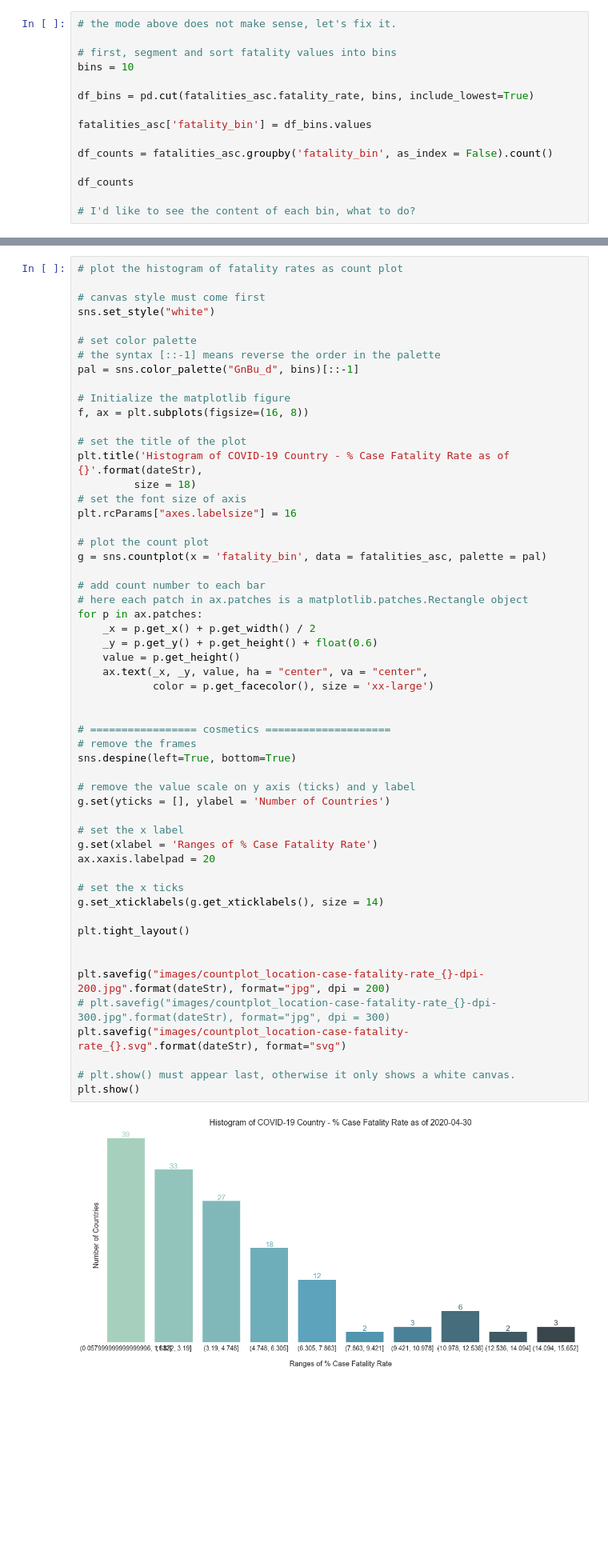
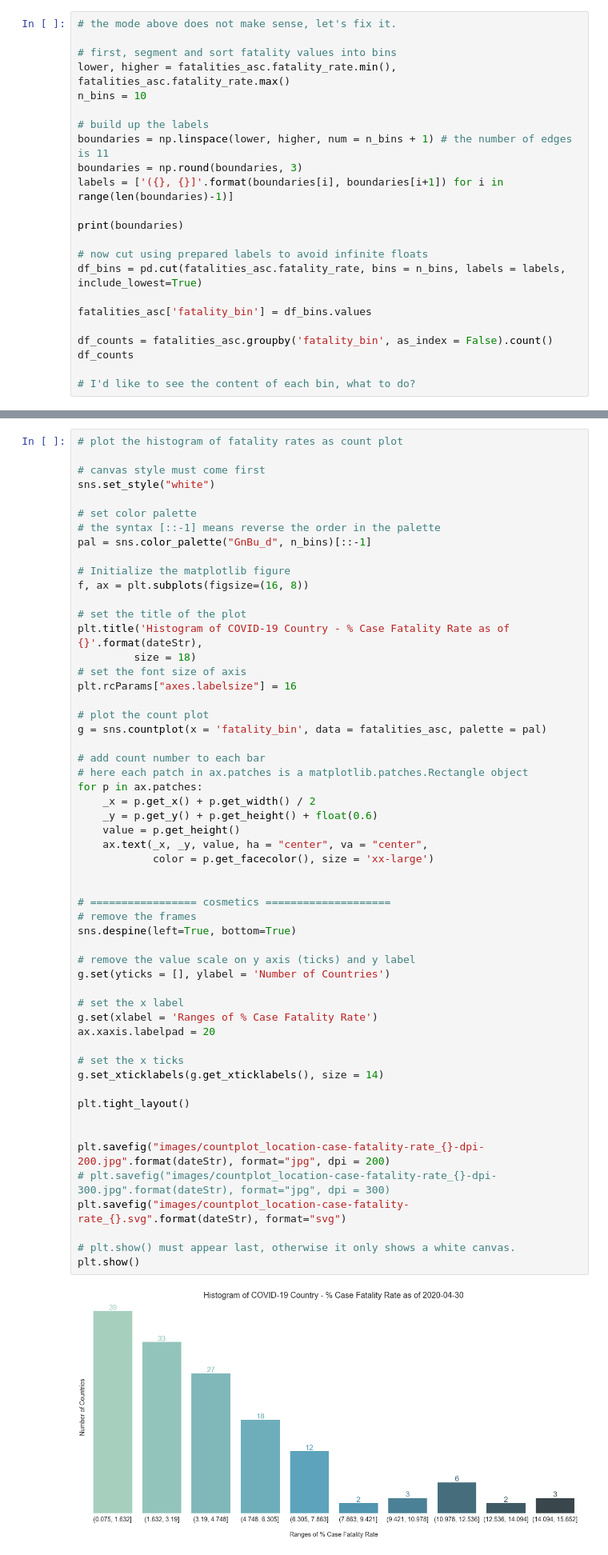
Before and after one commit to nnworkspace/covid19-insight, a Jupyter notebook: covid19-insight.ipynb, the cells around one changed output, grey strips where cells are left out. Shown at 80% size. Saved outputs shown, nothing was run; the diff lists cells and outputs as text; blank space fills up the shorter version.

Commit message:
add workaround of the lowest bound label of pd.cut()

```diff
--- a/covid19-insight.ipynb
+++ b/covid19-insight.ipynb
@@ -376,14 +376,22 @@ Length: 145, dtype: float64
 # the mode above does not make sense, let's fix it.
 
 # first, segment and sort fatality values into bins
-bins = 10
+lower, higher = fatalities_asc.fatality_rate.min(), fatalities_asc.fatality_rate.max()
+n_bins = 10
 
-df_bins = pd.cut(fatalities_asc.fatality_rate, bins, include_lowest=True)
+# build up the labels
+boundaries = np.linspace(lower, higher, num = n_bins + 1) # the number of edges is 11
+boundaries = np.round(boundaries, 3)
+labels = ['({}, {}]'.format(boundaries[i], boundaries[i+1]) for i in range(len(boundaries)-1)]
+
+print(boundaries)
+
+# now cut using prepared labels to avoid infinite floats
+df_bins = pd.cut(fatalities_asc.fatality_rate, bins = n_bins, labels = labels, include_lowest=True)
 
 fatalities_asc['fatality_bin'] = df_bins.values
 
 df_counts = fatalities_asc.groupby('fatality_bin', as_index = False).count()
-
 df_counts
 
 # I'd like to see the content of each bin, what to do?
@@ -409,7 +419,7 @@ sns.set_style("white")
 
 # set color palette
 # the syntax [::-1] means reverse the order in the palette
-pal = sns.color_palette("GnBu_d", bins)[::-1]
+pal = sns.color_palette("GnBu_d", n_bins)[::-1]
 
 # Initialize the matplotlib figure
 f, ax = plt.subplots(figsize=(16, 8))
@@ -430,34 +440,34 @@ for p in ax.patches:
     _y = p.get_y() + p.get_height() + float(0.6)
     value = p.get_height()
     ax.text(_x, _y, value, ha = "center", va = "center",
             color = p.get_facecolor(), size = 'xx-large')
 
 
 # ================= cosmetics ====================
 # remove the frames
 sns.despine(left=True, bottom=True)
 
 # remove the value scale on y axis (ticks) and y label
 g.set(yticks = [], ylabel = 'Number of Countries')
 
 # set the x label
 g.set(xlabel = 'Ranges of % Case Fatality Rate')
 ax.xaxis.labelpad = 20
 
 # set the x ticks
 g.set_xticklabels(g.get_xticklabels(), size = 14)
 
 plt.tight_layout()
 
 
 plt.savefig("images/countplot_location-case-fatality-rate_{}-dpi-200.jpg".format(dateStr), format="jpg", dpi = 200)
 # plt.savefig("images/countplot_location-case-fatality-rate_{}-dpi-300.jpg".format(dateStr), format="jpg", dpi = 300)
 plt.savefig("images/countplot_location-case-fatality-rate_{}.svg".format(dateStr), format="svg")
 
 # plt.show() must appear last, otherwise it only shows a white canvas.
 plt.show()
 # %% [output]
-[figure, old version]
+[figure, new version]
 # %%
 # set color palette
 # the syntax [::-1] means reverse the order in the palette
```
Also changed, not shown: parts of 2 cells of this notebook, 6 other files.
